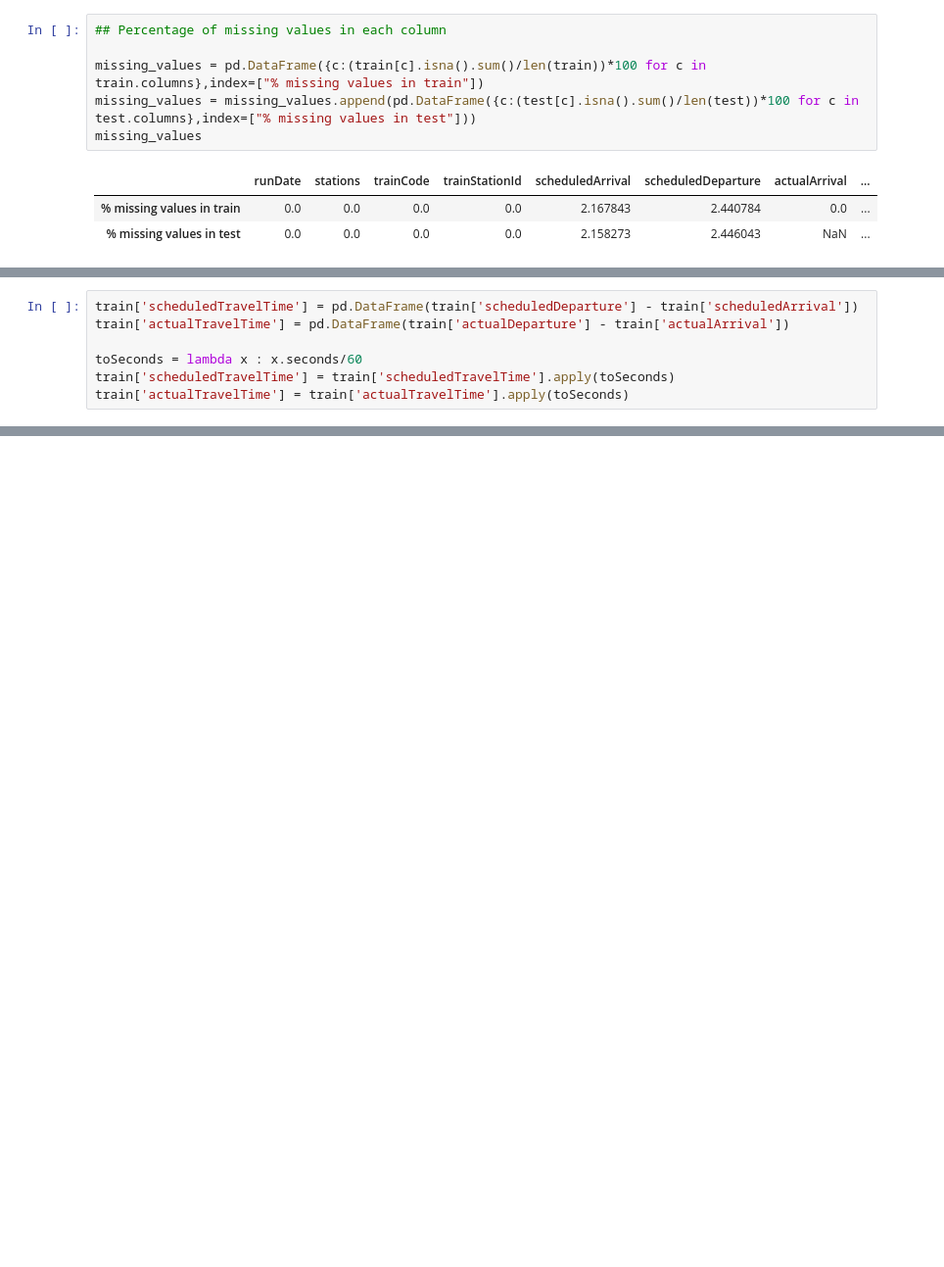
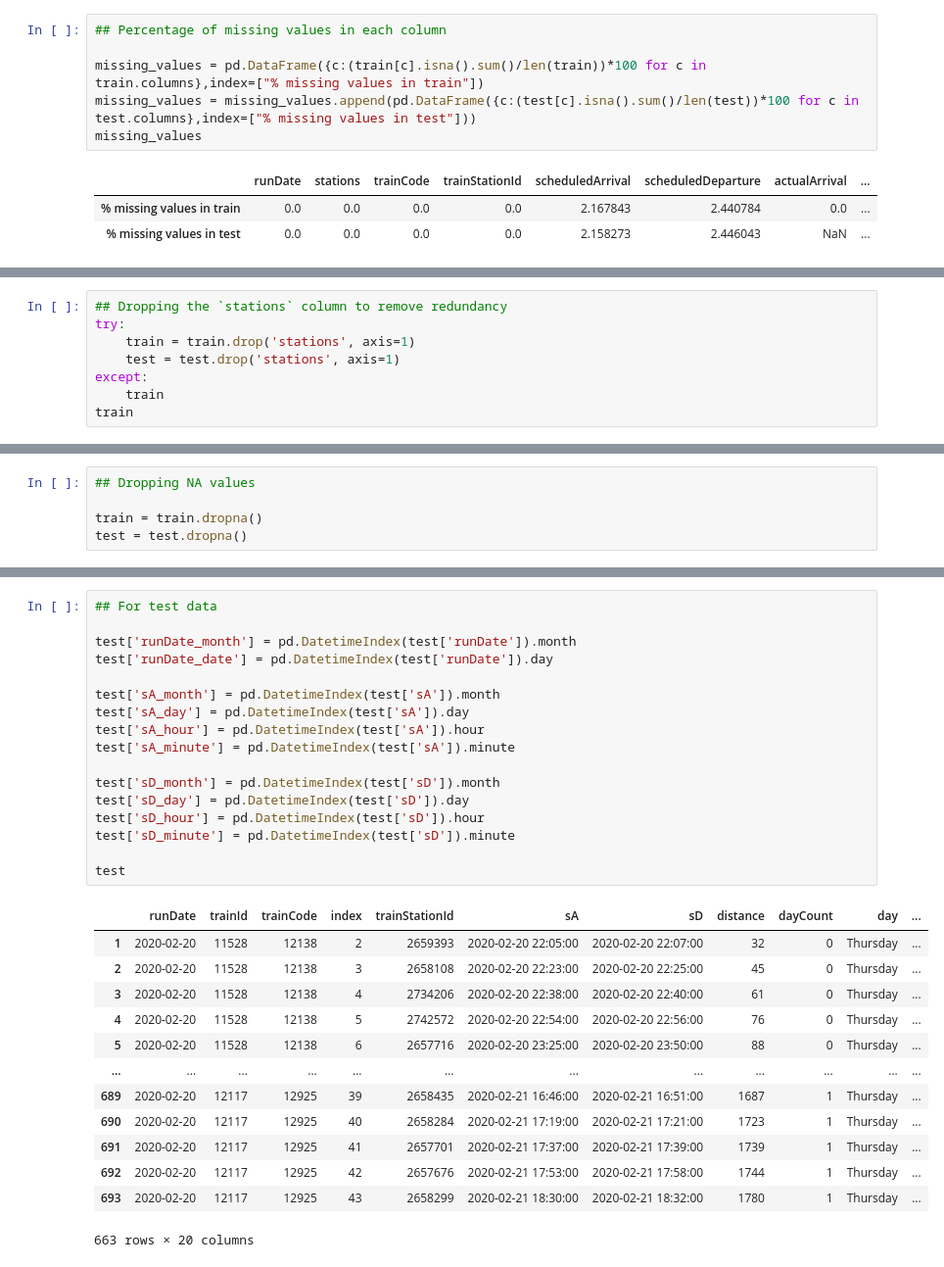
Before and after one commit to anoushkrit/travel-time-prediction, a Jupyter notebook: main.ipynb, the cells around one changed output, grey strips where cells are left out. Shown at 98% size. Drawn from its saved outputs; the diff is of its cells as text; blank space fills up the shorter version.

```diff
--- a/main.ipynb
+++ b/main.ipynb
@@ -154,7 +119,0 @@ train
-# %%
-train['scheduledTravelTime'] = pd.DataFrame(train['scheduledDeparture'] - train['scheduledArrival'])
-train['actualTravelTime'] = pd.DataFrame(train['actualDeparture'] - train['actualArrival'])
-
-toSeconds = lambda x : x.seconds/60
-train['scheduledTravelTime'] = train['scheduledTravelTime'].apply(toSeconds)
-train['actualTravelTime'] = train['actualTravelTime'].apply(toSeconds)
@@ -225,0 +187,8 @@ for i in range(9,36):
+# %%
+## Dropping the `stations` column to remove redundancy
+try:
+    train = train.drop('stations', axis=1)
+    test = test.drop('stations', axis=1)
+except:
+    train
+train
@@ -225,0 +232,5 @@ for i in range(9,36):
+# %%
+## Dropping NA values
+
+train = train.dropna()
+test = test.dropna()
@@ -225,0 +302,31 @@ for i in range(9,36):
+# %%
+## For test data
+
+test['runDate_month'] = pd.DatetimeIndex(test['runDate']).month
+test['runDate_date'] = pd.DatetimeIndex(test['runDate']).day
+
+test['sA_month'] = pd.DatetimeIndex(test['sA']).month
+test['sA_day'] = pd.DatetimeIndex(test['sA']).day
+test['sA_hour'] = pd.DatetimeIndex(test['sA']).hour
+test['sA_minute'] = pd.DatetimeIndex(test['sA']).minute
+
+test['sD_month'] = pd.DatetimeIndex(test['sD']).month
+test['sD_day'] = pd.DatetimeIndex(test['sD']).day
+test['sD_hour'] = pd.DatetimeIndex(test['sD']).hour
+test['sD_minute'] = pd.DatetimeIndex(test['sD']).minute
+
+test
+# %% [output]
+|  | runDate | trainId | trainCode | index | trainStationId | sA | sD | distance | dayCount | day | ... |
+| 1 | 2020-02-20 | 11528 | 12138 | 2 | 2659393 | 2020-02-20 22:05:00 | 2020-02-20 22:07:00 | 32 | 0 | Thursday | ... |
+| 2 | 2020-02-20 | 11528 | 12138 | 3 | 2658108 | 2020-02-20 22:23:00 | 2020-02-20 22:25:00 | 45 | 0 | Thursday | ... |
+| 3 | 2020-02-20 | 11528 | 12138 | 4 | 2734206 | 2020-02-20 22:38:00 | 2020-02-20 22:40:00 | 61 | 0 | Thursday | ... |
+| 4 | 2020-02-20 | 11528 | 12138 | 5 | 2742572 | 2020-02-20 22:54:00 | 2020-02-20 22:56:00 | 76 | 0 | Thursday | ... |
+| 5 | 2020-02-20 | 11528 | 12138 | 6 | 2657716 | 2020-02-20 23:25:00 | 2020-02-20 23:50:00 | 88 | 0 | Thursday | ... |
+| ... | ... | ... | ... | ... | ... | ... | ... | ... | ... | ... | ... |
+| 689 | 2020-02-20 | 12117 | 12925 | 39 | 2658435 | 2020-02-21 16:46:00 | 2020-02-21 16:51:00 | 1687 | 1 | Thursday | ... |
+| 690 | 2020-02-20 | 12117 | 12925 | 40 | 2658284 | 2020-02-21 17:19:00 | 2020-02-21 17:21:00 | 1723 | 1 | Thursday | ... |
+| 691 | 2020-02-20 | 12117 | 12925 | 41 | 2657701 | 2020-02-21 17:37:00 | 2020-02-21 17:39:00 | 1739 | 1 | Thursday | ... |
+| 692 | 2020-02-20 | 12117 | 12925 | 42 | 2657676 | 2020-02-21 17:53:00 | 2020-02-21 17:58:00 | 1744 | 1 | Thursday | ... |
+| 693 | 2020-02-20 | 12117 | 12925 | 43 | 2658299 | 2020-02-21 18:30:00 | 2020-02-21 18:32:00 | 1780 | 1 | Thursday | ... |
+663 rows × 20 columns
```
Also changed, not shown: parts of 54 cells of this notebook, 1 other file.
